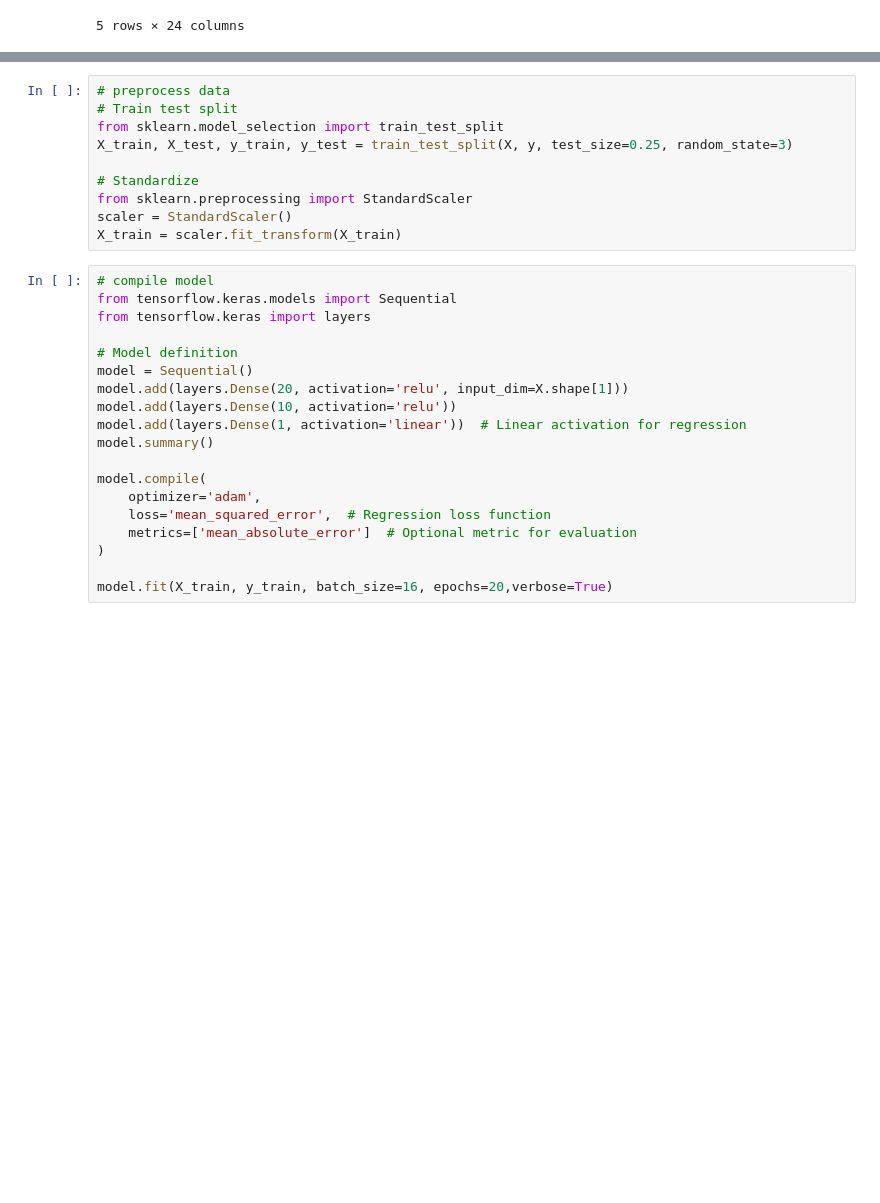
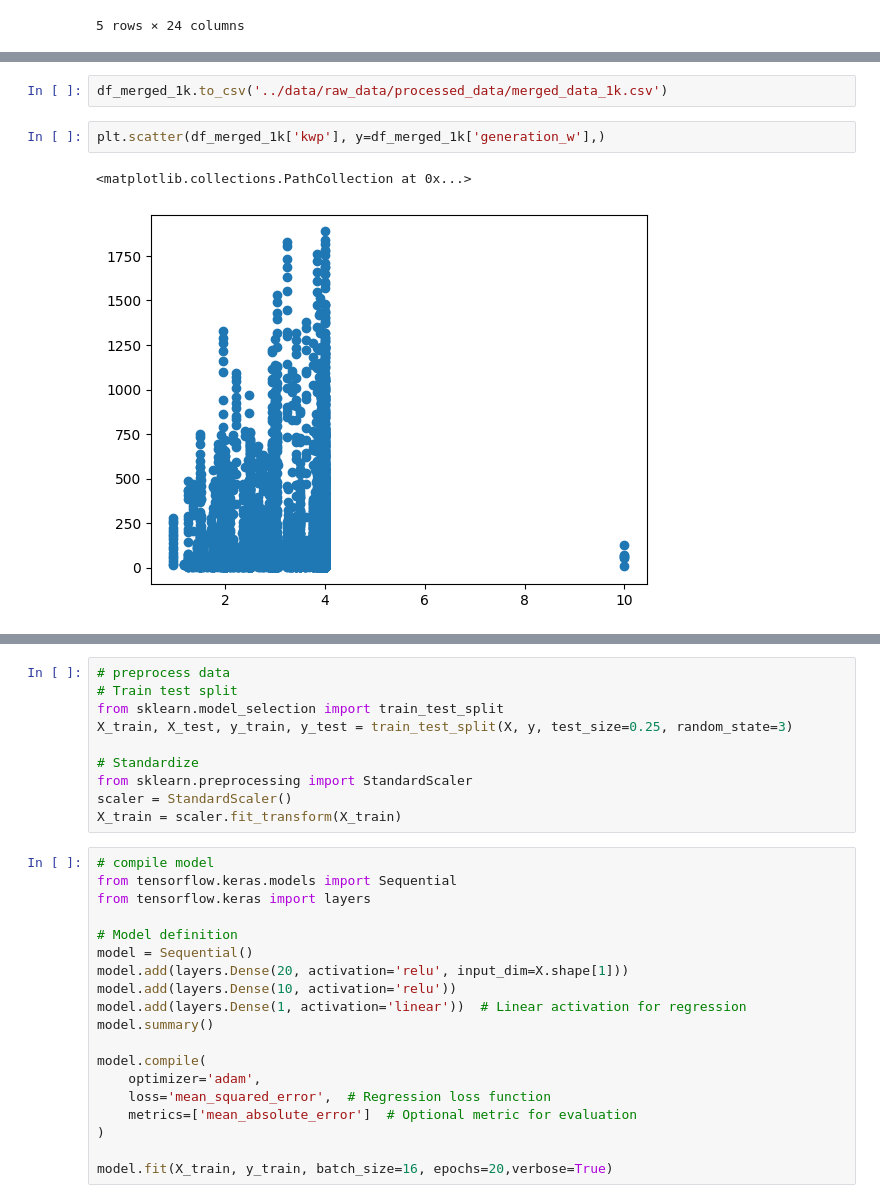
Before and after one commit to hramzan01/market, a Jupyter notebook: notebooks/supply_data.ipynb, the cells around one changed output, grey strips where cells are left out. Saved outputs shown, nothing was run; the diff lists cells and outputs as text; blank space fills up the shorter version.

```diff
--- a/notebooks/supply_data.ipynb
+++ b/notebooks/supply_data.ipynb
@@ -400 +416,8 @@ df_merged_multiple.head(5)
+# %%
+df_merged_1k.to_csv('../data/raw_data/processed_data/merged_data_1k.csv')
+# %%
+plt.scatter(df_merged_1k['kwp'], y=df_merged_1k['generation_w'],)
+# %% [output]
+<matplotlib.collections.PathCollection at 0x...>
+[figure, added]
 # %% [markdown]
```
Also changed, not shown: parts of 9 cells of this notebook.
